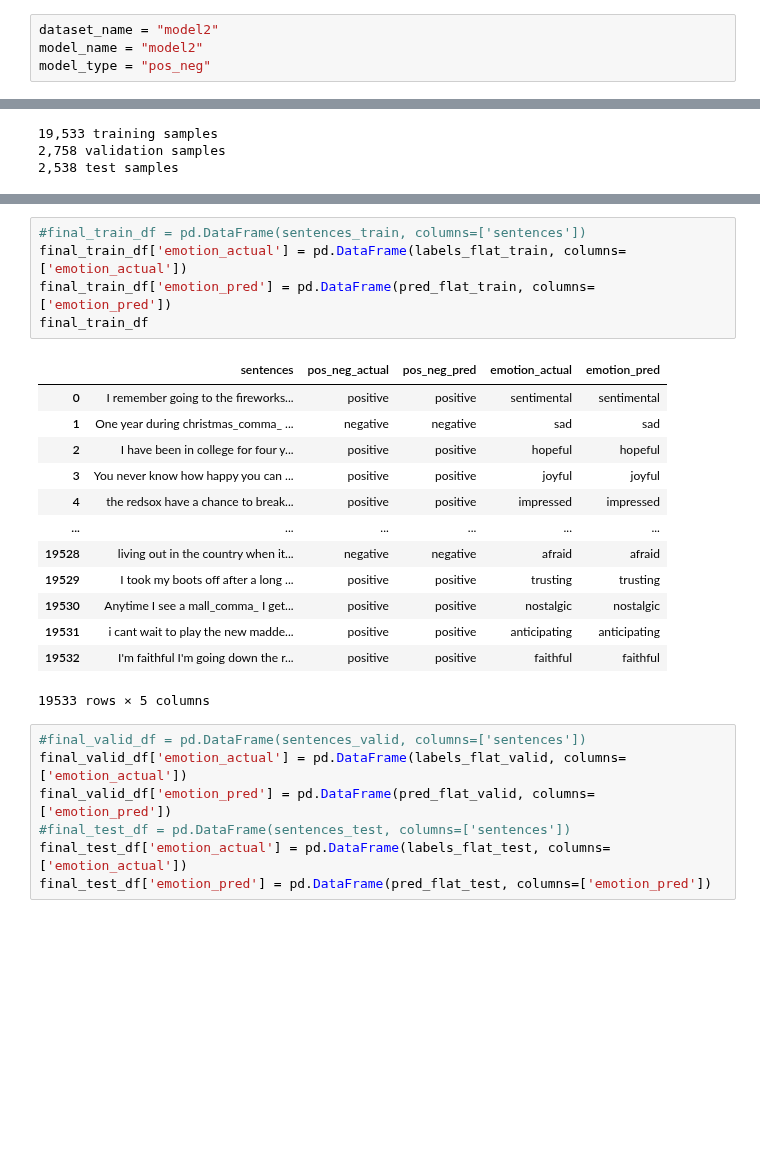
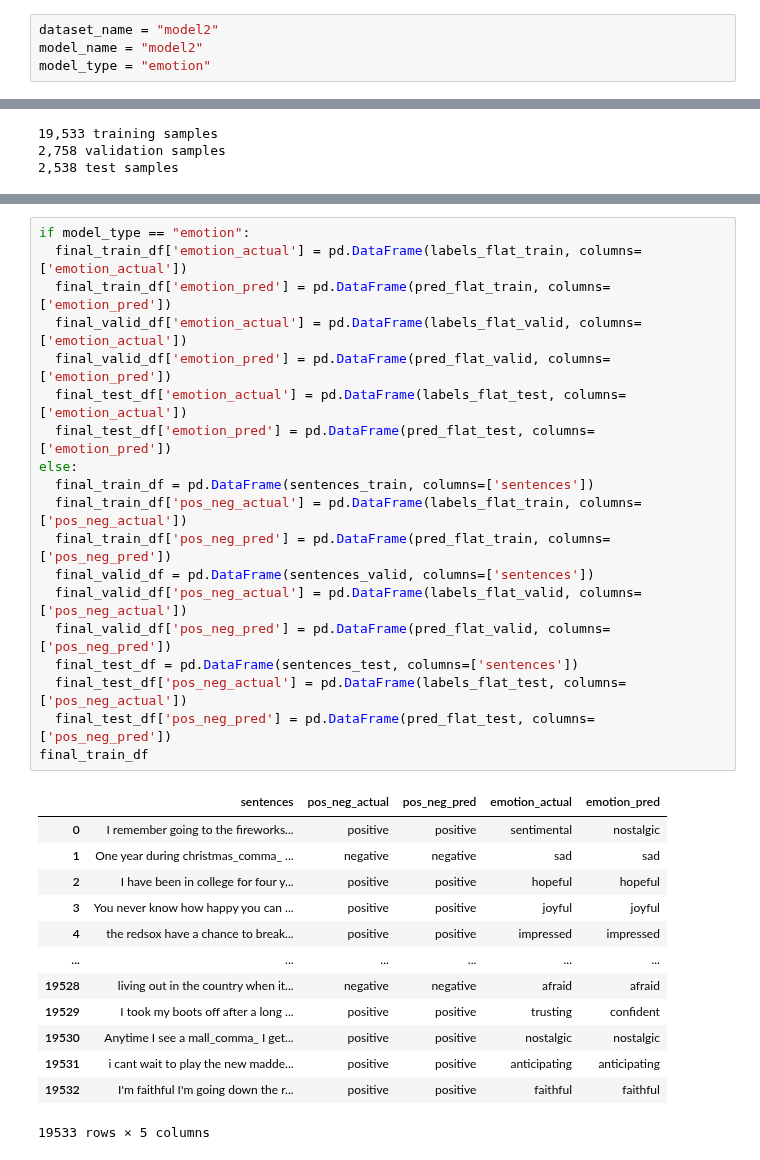
Before and after one commit to omkarpat/EmpatheticDialoguesEmotionDetection, a Jupyter notebook: Model_Evaluation.ipynb, the cells around one changed output, grey strips where cells are left out. Saved outputs shown, nothing was run; the diff lists cells and outputs as text; blank space fills up the shorter version.

```diff
--- a/Model_Evaluation.ipynb
+++ b/Model_Evaluation.ipynb
@@ -61,7 +58,7 @@ emotion_model2_save  pos_neg_model1_save  pos_neg_model4_save
 # %%
 dataset_name = "model2"
 model_name = "model2"
-model_type = "pos_neg"
+model_type = "emotion"
 # %%
 import tensorflow as tf
 
@@ -403,27 +402,34 @@ weighted avg       0.99      0.99      0.99     19533
-# %%
-#final_train_df = pd.DataFrame(sentences_train, columns=['sentences'])
-final_train_df['emotion_actual'] = pd.DataFrame(labels_flat_train, columns=['emotion_actual'])
-final_train_df['emotion_pred'] = pd.DataFrame(pred_flat_train, columns=['emotion_pred'])
-final_train_df
-# %% [output]
-|  | sentences | pos_neg_actual | pos_neg_pred | emotion_actual | emotion_pred |
-| 0 | I remember going to the fireworks... | positive | positive | sentimental | sentimental |
-| 1 | One year during christmas_comma_ ... | negative | negative | sad | sad |
-| 2 | I have been in college for four y... | positive | positive | hopeful | hopeful |
-| 3 | You never know how happy you can ... | positive | positive | joyful | joyful |
-| 4 | the redsox have a chance to break... | positive | positive | impressed | impressed |
-| ... | ... | ... | ... | ... | ... |
-| 19528 | living out in the country when it... | negative | negative | afraid | afraid |
-| 19529 | I took my boots off after a long ... | positive | positive | trusting | trusting |
-| 19530 | Anytime I see a mall_comma_ I get... | positive | positive | nostalgic | nostalgic |
-| 19531 | i cant wait to play the new madde... | positive | positive | anticipating | anticipating |
-| 19532 | I'm faithful I'm going down the r... | positive | positive | faithful | faithful |
-19533 rows × 5 columns
-# %%
-#final_valid_df = pd.DataFrame(sentences_valid, columns=['sentences'])
-final_valid_df['emotion_actual'] = pd.DataFrame(labels_flat_valid, columns=['emotion_actual'])
-final_valid_df['emotion_pred'] = pd.DataFrame(pred_flat_valid, columns=['emotion_pred'])
-#final_test_df = pd.DataFrame(sentences_test, columns=['sentences'])
-final_test_df['emotion_actual'] = pd.DataFrame(labels_flat_test, columns=['emotion_actual'])
-final_test_df['emotion_pred'] = pd.DataFrame(pred_flat_test, columns=['emotion_pred'])
+# %%
+if model_type == "emotion":
+  final_train_df['emotion_actual'] = pd.DataFrame(labels_flat_train, columns=['emotion_actual'])
+  final_train_df['emotion_pred'] = pd.DataFrame(pred_flat_train, columns=['emotion_pred'])
+  final_valid_df['emotion_actual'] = pd.DataFrame(labels_flat_valid, columns=['emotion_actual'])
+  final_valid_df['emotion_pred'] = pd.DataFrame(pred_flat_valid, columns=['emotion_pred'])
+  final_test_df['emotion_actual'] = pd.DataFrame(labels_flat_test, columns=['emotion_actual'])
+  final_test_df['emotion_pred'] = pd.DataFrame(pred_flat_test, columns=['emotion_pred'])
+else:
+  final_train_df = pd.DataFrame(sentences_train, columns=['sentences'])
+  final_train_df['pos_neg_actual'] = pd.DataFrame(labels_flat_train, columns=['pos_neg_actual'])
+  final_train_df['pos_neg_pred'] = pd.DataFrame(pred_flat_train, columns=['pos_neg_pred'])
+  final_valid_df = pd.DataFrame(sentences_valid, columns=['sentences'])
+  final_valid_df['pos_neg_actual'] = pd.DataFrame(labels_flat_valid, columns=['pos_neg_actual'])
+  final_valid_df['pos_neg_pred'] = pd.DataFrame(pred_flat_valid, columns=['pos_neg_pred'])
+  final_test_df = pd.DataFrame(sentences_test, columns=['sentences'])
+  final_test_df['pos_neg_actual'] = pd.DataFrame(labels_flat_test, columns=['pos_neg_actual'])
+  final_test_df['pos_neg_pred'] = pd.DataFrame(pred_flat_test, columns=['pos_neg_pred'])
+final_train_df
+# %% [output]
+|  | sentences | pos_neg_actual | pos_neg_pred | emotion_actual | emotion_pred |
+| 0 | I remember going to the fireworks... | positive | positive | sentimental | nostalgic |
+| 1 | One year during christmas_comma_ ... | negative | negative | sad | sad |
+| 2 | I have been in college for four y... | positive | positive | hopeful | hopeful |
+| 3 | You never know how happy you can ... | positive | positive | joyful | joyful |
+| 4 | the redsox have a chance to break... | positive | positive | impressed | impressed |
+| ... | ... | ... | ... | ... | ... |
+| 19528 | living out in the country when it... | negative | negative | afraid | afraid |
+| 19529 | I took my boots off after a long ... | positive | positive | trusting | confident |
+| 19530 | Anytime I see a mall_comma_ I get... | positive | positive | nostalgic | nostalgic |
+| 19531 | i cant wait to play the new madde... | positive | positive | anticipating | anticipating |
+| 19532 | I'm faithful I'm going down the r... | positive | positive | faithful | faithful |
+19533 rows × 5 columns
 # %%
```
Also changed, not shown: parts of 8 cells of this notebook.
